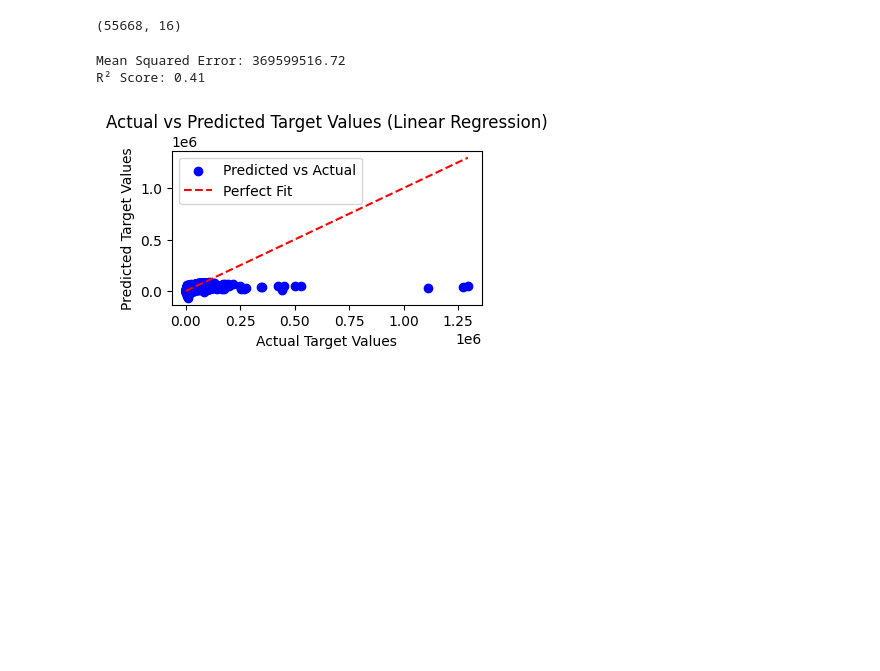
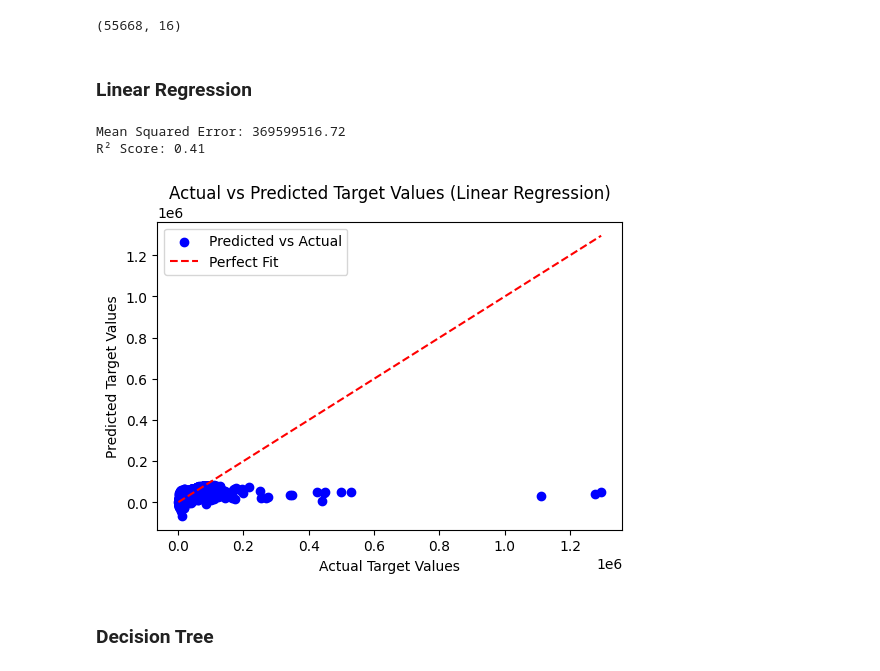
Before and after one commit to Raaj-4320/smartAuto, a Jupyter notebook: overView.ipynb, the cells around one changed output. Saved outputs shown, nothing was run; the diff lists cells and outputs as text; code cells hidden in the pictures; blank space fills up the shorter version.

Commit message:
trained algorithms and models

```diff
--- a/overView.ipynb
+++ b/overView.ipynb
@@ -502,33 +507,37 @@ x_train, x_test, y_train, y_test = train_test_split(x, y, test_size=0.30, random
 x_train.shape
 # %% [output]
 (55668, 16)
+# %% [markdown]
+### Linear Regression
 # %%
 # Initialize and train the Linear Regression model
 model = LinearRegression()
 model.fit(x_train, y_train)
 
 # Make predictions on the test set
-y_pred = model.predict(x_test)
+y_pred_lr = model.predict(x_test)
 
 # Evaluate the model (Mean Squared Error and R² score)
-mse = mean_squared_error(y_test, y_pred)
+mse = mean_squared_error(y_test, y_pred_lr)
 r2 = r2_score(y_test, y_pred)
 # %%
 
 # Print evaluation metrics
 print(f'Mean Squared Error: {mse:.2f}')
 print(f'R² Score: {r2:.2f}')
 
 # Plotting the actual vs predicted values
-plt.figure(figsize=(4, 2))
-plt.scatter(y_test, y_pred, color='blue', label='Predicted vs Actual')
+plt.figure(figsize=(6, 4))
+plt.scatter(y_test, y_pred_lr, color='blue', label='Predicted vs Actual')
 plt.plot([min(y_test), max(y_test)], [min(y_test), max(y_test)], color='red', linestyle='--', label='Perfect Fit')
 plt.xlabel('Actual Target Values')
 plt.ylabel('Predicted Target Values')
 plt.title('Actual vs Predicted Target Values (Linear Regression)')
 plt.legend()
 plt.show()
 # %% [output]
 Mean Squared Error: 369599516.72
 R² Score: 0.41
-[figure, old version]
+[figure, new version]
+# %% [markdown]
+### Decision Tree
```
Also changed, not shown: parts of 16 cells of this notebook.
